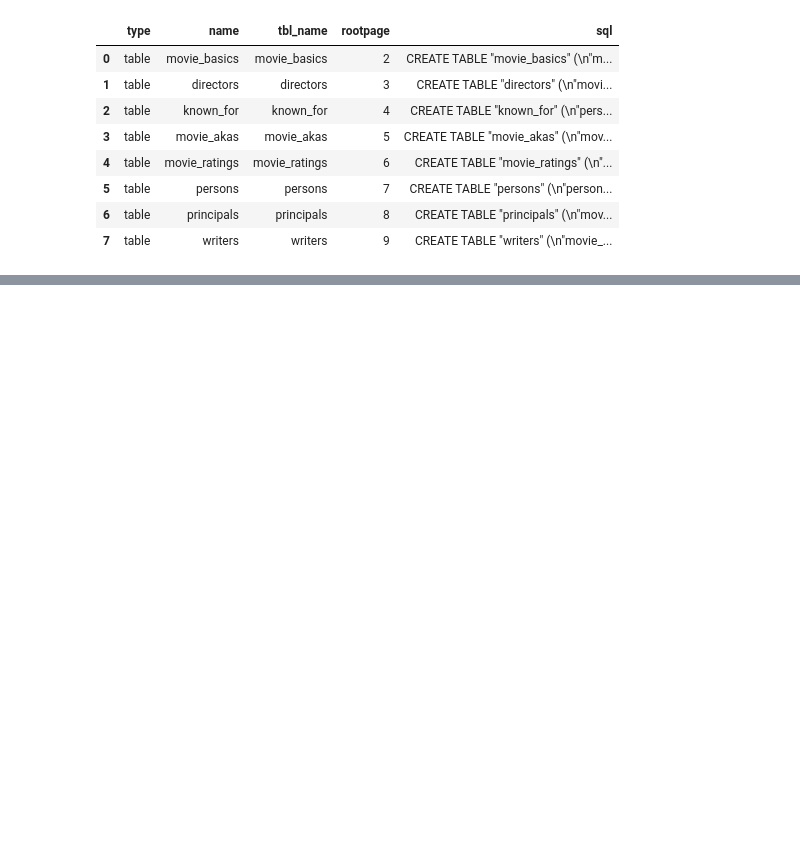
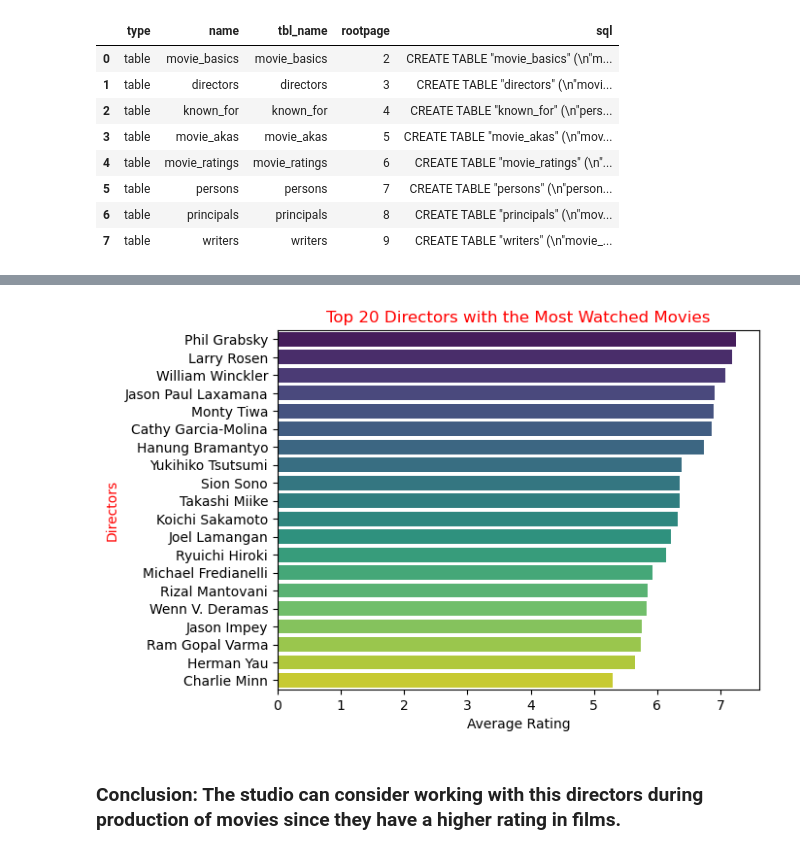
Before and after one commit to rachael-coder/Group_2-Phase_2-Project, a Jupyter notebook: Group2_Phase2-1.ipynb, the cells around one changed output, grey strips where cells are left out. Drawn from its saved outputs; the diff is of its cells as text; code cells hidden in the pictures; blank space fills up the shorter version.

```diff
--- a/Group2_Phase2-1.ipynb
+++ b/Group2_Phase2-1.ipynb
@@ -77,0 +358,15 @@ pd.read_sql('SELECT * FROM sqlite_master;', conn)
+# %%
+Directors_movies =pd.read_sql(
+    """
+SELECT pr.category, pe.primary_name, AVG(mr.averagerating) AS average_rating, COUNT(person_id) AS number_of_movies
+FROM principals pr
+JOIN persons pe
+USING(person_id)
+JOIN movie_ratings mr
+USING(movie_id)
+WHERE category = 'director'
+GROUP BY primary_name
+HAVING number_of_movies > 15
+ORDER BY average_rating DESC;
+""", conn).head(20)
+Directors_movies
@@ -77,0 +391,11 @@ pd.read_sql('SELECT * FROM sqlite_master;', conn)
+# %%
+# visualise the directors with the most watched movies and their average ratings
+sns.barplot(x='average_rating', y='primary_name', data=Directors_movies, palette='viridis')
+plt.title('Top 20 Directors with the Most Watched Movies').set_color('red')
+plt.xlabel('Average Rating')
+plt.ylabel('Directors').set_color('red')
+plt.show()
+# %% [output]
+[figure, added]
+# %% [markdown]
+### Conclusion: The studio can consider working with this directors during production of movies since they have a higher rating in films.
```
Also changed, not shown: parts of 33 cells of this notebook.
